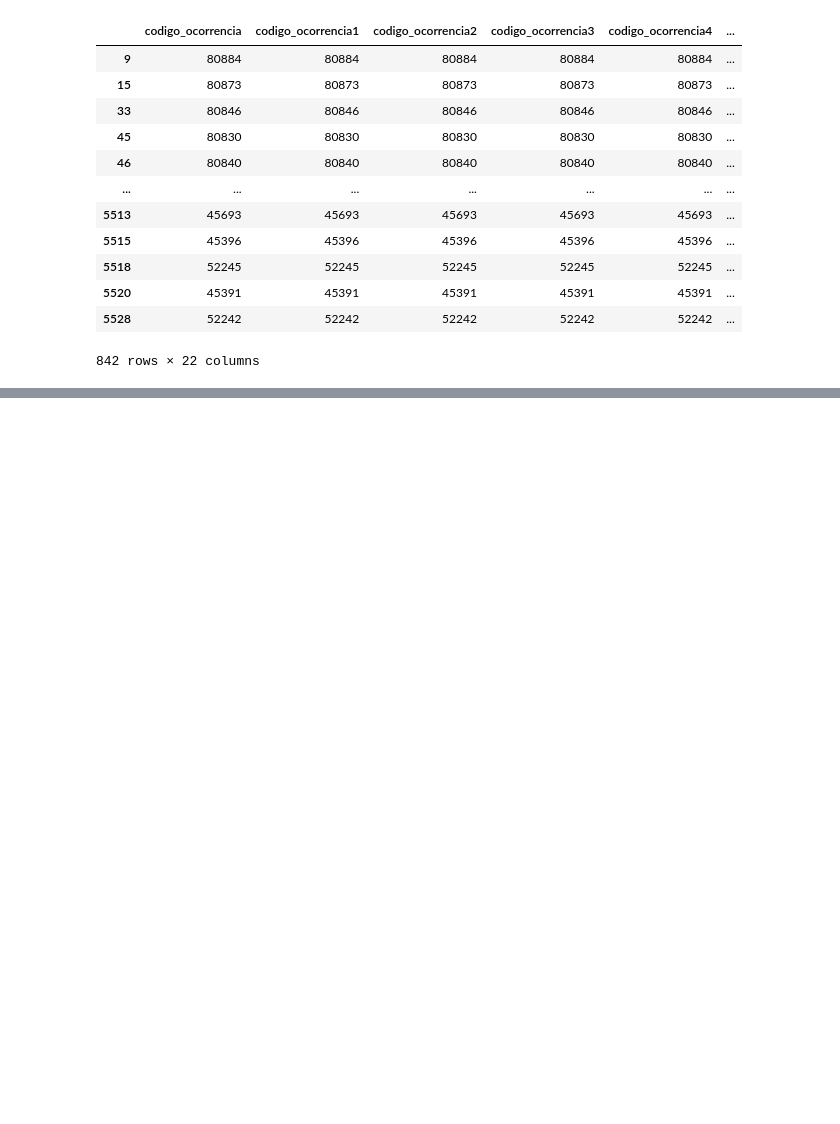
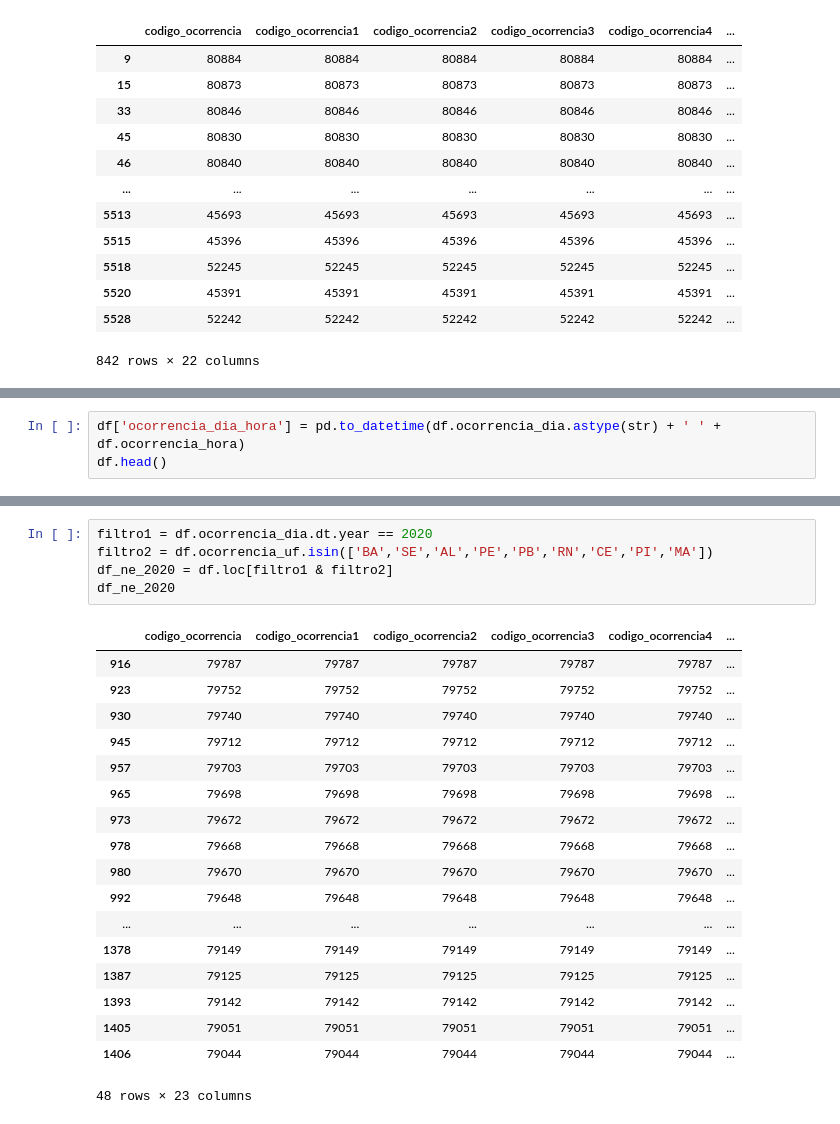
Before and after one commit to JoseWRPereira/jupyter-lab, a Jupyter notebook: CENIPA/cenipa.ipynb, the cells around one changed output, grey strips where cells are left out. Cells and saved outputs as stored; diff of their text form; blank space fills up the shorter version.

```diff
--- a/CENIPA/cenipa.ipynb
+++ b/CENIPA/cenipa.ipynb
@@ -734,0 +757,3 @@ df.loc[filtro]
+# %%
+df['ocorrencia_dia_hora'] = pd.to_datetime(df.ocorrencia_dia.astype(str) + ' ' + df.ocorrencia_hora)
+df.head()
@@ -734,0 +803,24 @@ df.loc[filtro]
+# %%
+filtro1 = df.ocorrencia_dia.dt.year == 2020
+filtro2 = df.ocorrencia_uf.isin(['BA','SE','AL','PE','PB','RN','CE','PI','MA'])
+df_ne_2020 = df.loc[filtro1 & filtro2]
+df_ne_2020
+# %% [output]
+|  | codigo_ocorrencia | codigo_ocorrencia1 | codigo_ocorrencia2 | codigo_ocorrencia3 | codigo_ocorrencia4 | ... |
+| 916 | 79787 | 79787 | 79787 | 79787 | 79787 | ... |
+| 923 | 79752 | 79752 | 79752 | 79752 | 79752 | ... |
+| 930 | 79740 | 79740 | 79740 | 79740 | 79740 | ... |
+| 945 | 79712 | 79712 | 79712 | 79712 | 79712 | ... |
+| 957 | 79703 | 79703 | 79703 | 79703 | 79703 | ... |
+| 965 | 79698 | 79698 | 79698 | 79698 | 79698 | ... |
+| 973 | 79672 | 79672 | 79672 | 79672 | 79672 | ... |
+| 978 | 79668 | 79668 | 79668 | 79668 | 79668 | ... |
+| 980 | 79670 | 79670 | 79670 | 79670 | 79670 | ... |
+| 992 | 79648 | 79648 | 79648 | 79648 | 79648 | ... |
+| ... | ... | ... | ... | ... | ... | ... |
+| 1378 | 79149 | 79149 | 79149 | 79149 | 79149 | ... |
+| 1387 | 79125 | 79125 | 79125 | 79125 | 79125 | ... |
+| 1393 | 79142 | 79142 | 79142 | 79142 | 79142 | ... |
+| 1405 | 79051 | 79051 | 79051 | 79051 | 79051 | ... |
+| 1406 | 79044 | 79044 | 79044 | 79044 | 79044 | ... |
+48 rows × 23 columns
```
Also changed, not shown: parts of 18 cells of this notebook.
